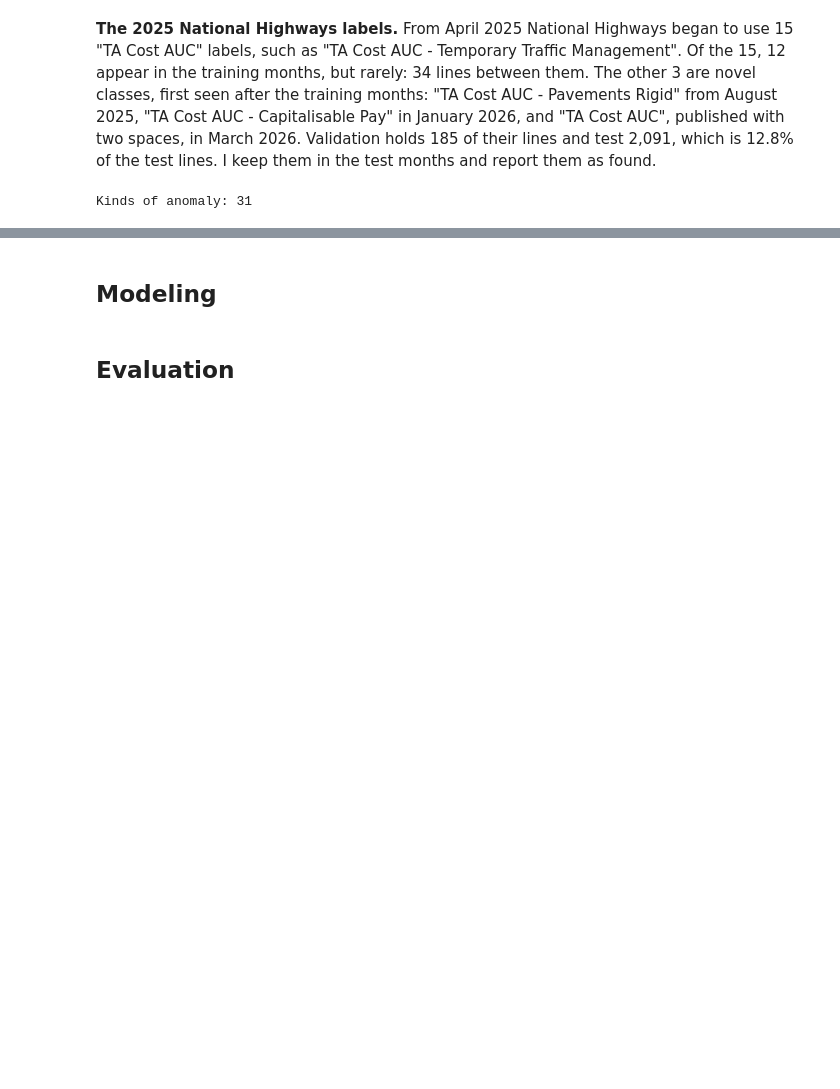
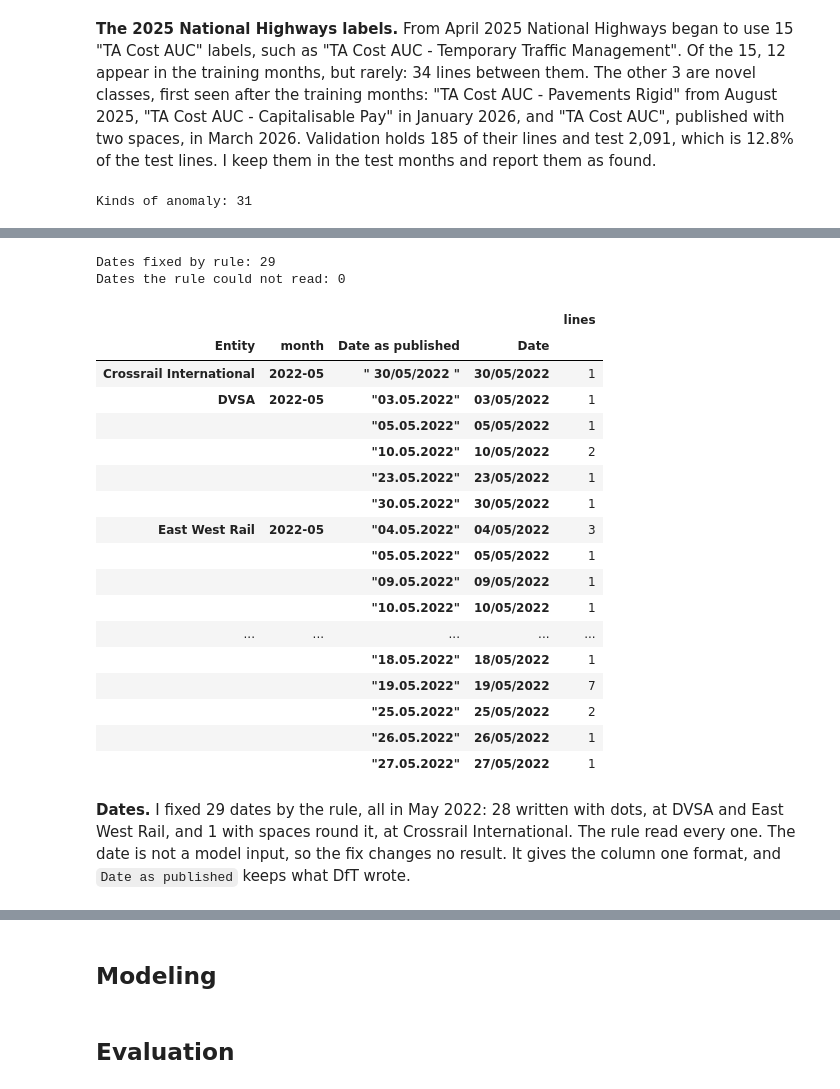
Before and after one commit to PaddyGilliland1/applied-machine-learning-project, a Jupyter notebook: modeling.ipynb, the cells around one changed output, grey strips where cells are left out. Cells and saved outputs as stored; diff of their text form; code cells hidden in the pictures; blank space fills up the shorter version.

Commit message:
Apply the anomaly rulings and prepare the features

```diff
--- a/modeling.ipynb
+++ b/modeling.ipynb
@@ -1091,6 +1099,13 @@ kinds = pd.DataFrame.from_records(
     ],
     columns=["kind", "anomaly", "proposed treatment"],
 ).set_index("kind")
+# The rulings on the list: every proposal accepted, except the dates, which
+# are fixed by rule in Task 3 instead of read as written.
+kinds["ruling"] = "accepted"
+kinds.loc["date_not_dd_mm_yyyy", "ruling"] = (
+    "changed: fix by rule (spaces stripped, dots read as slashes), keep the "
+    "raw string and flag the fixed line"
+)
 print(f"Kinds of anomaly: {len(kinds)}")
 # %% [output]
 Kinds of anomaly: 31
@@ -1186,0 +1249,24 @@ Every treatment in the list is a proposal until it is ruled on, and Task 3 appli
+# %%
+# Two kinds leave modelling: blank rows and the extra copies of exact
+# duplicates. Every kind whose treatment says "flag" keeps its lines, with
+# the kind recorded against each one.
+EXCLUDE = ["blank_row", "exact_duplicate"]
+FLAG = list(kinds.index[kinds["proposed treatment"].str.contains("flag")])
+data = apply_rulings(df, flags, exclude=EXCLUDE, flag=FLAG)
+modelled = data["excluded"] == ""
+left_out = ", ".join(
+    f"{kind} {(data['excluded'] == kind).sum():,}" for kind in EXCLUDE
+)
+print(f"Rows in the file: {len(data):,}")
+print(f"Left out of modelling: {(~modelled).sum():,} ({left_out})")
+print(f"Lines for modelling: {modelled.sum():,}")
+print(
+    f"Published total: £{data['amount'].sum():,.2f}; without the excluded "
+    f"lines: £{data.loc[modelled, 'amount'].sum():,.2f}"
+)
+flagged = modelled & (data["flagged"] != "")
+print(
+    f"Lines kept for modelling with at least one flag: {flagged.sum():,}, "
+    f"£{data.loc[flagged, 'amount'].sum():,.2f}"
+)
+print(f"Kinds flagged: {', '.join(FLAG)}")
@@ -1186,0 +1318,36 @@ Every treatment in the list is a proposal until it is ruled on, and Task 3 appli
+# %%
+data = fix_dates(data)
+unread = modelled & data["date"].isna()
+print(f"Dates fixed by rule: {data['date fixed'].sum():,}")
+print(f"Dates the rule could not read: {unread.sum():,}")
+# I put each date in quotes, so the spaces the rule strips show.
+shown = data.loc[
+    data["date fixed"], ["Entity", "month", "Date as published", "Date"]
+].copy()
+shown["Date as published"] = '"' + shown["Date as published"] + '"'
+shown.groupby(["Entity", "month", "Date as published", "Date"]).size().rename(
+    "lines"
+).to_frame()
+# %% [output]
+Dates fixed by rule: 29
+Dates the rule could not read: 0
+|  |  |  |  | lines |
+| Entity | month | Date as published | Date |  |
+| Crossrail International | 2022-05 | " 30/05/2022 " | 30/05/2022 | 1 |
+| DVSA | 2022-05 | "03.05.2022" | 03/05/2022 | 1 |
+|  |  | "05.05.2022" | 05/05/2022 | 1 |
+|  |  | "10.05.2022" | 10/05/2022 | 2 |
+|  |  | "23.05.2022" | 23/05/2022 | 1 |
+|  |  | "30.05.2022" | 30/05/2022 | 1 |
+| East West Rail | 2022-05 | "04.05.2022" | 04/05/2022 | 3 |
+|  |  | "05.05.2022" | 05/05/2022 | 1 |
+|  |  | "09.05.2022" | 09/05/2022 | 1 |
+|  |  | "10.05.2022" | 10/05/2022 | 1 |
+| ... | ... | ... | ... | ... |
+|  |  | "18.05.2022" | 18/05/2022 | 1 |
+|  |  | "19.05.2022" | 19/05/2022 | 7 |
+|  |  | "25.05.2022" | 25/05/2022 | 2 |
+|  |  | "26.05.2022" | 26/05/2022 | 1 |
+|  |  | "27.05.2022" | 27/05/2022 | 1 |
+# %% [markdown]
+**Dates.** I fixed 29 dates by the rule, all in May 2022: 28 written with dots, at DVSA and East West Rail, and 1 with spaces round it, at Crossrail International. The rule read every one. The date is not a model input, so the fix changes no result. It gives the column one format, and `Date as published` keeps what DfT wrote.
```
Also changed, not shown: parts of 25 cells of this notebook.
